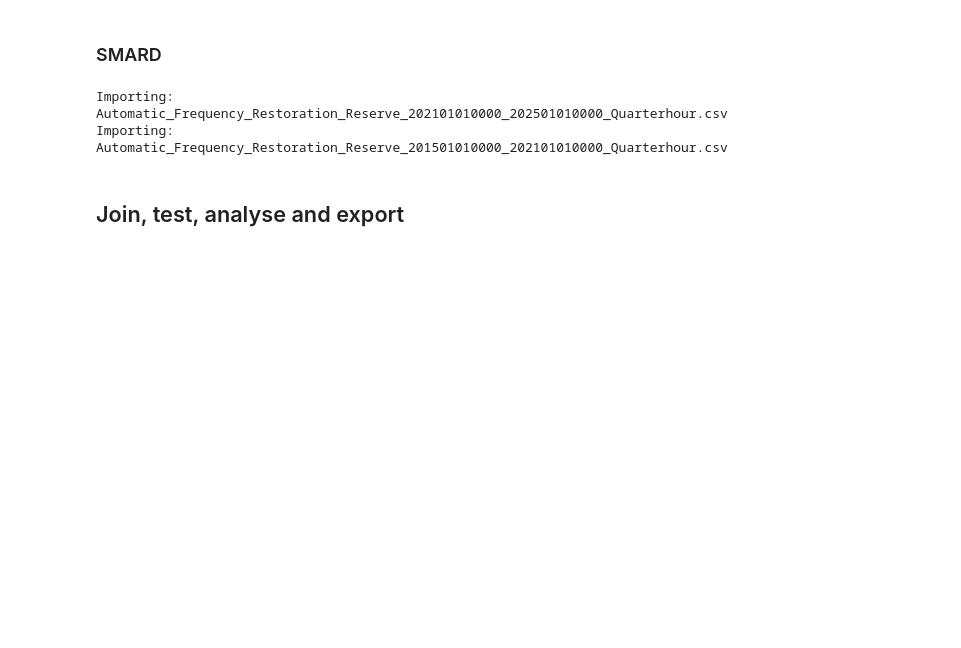
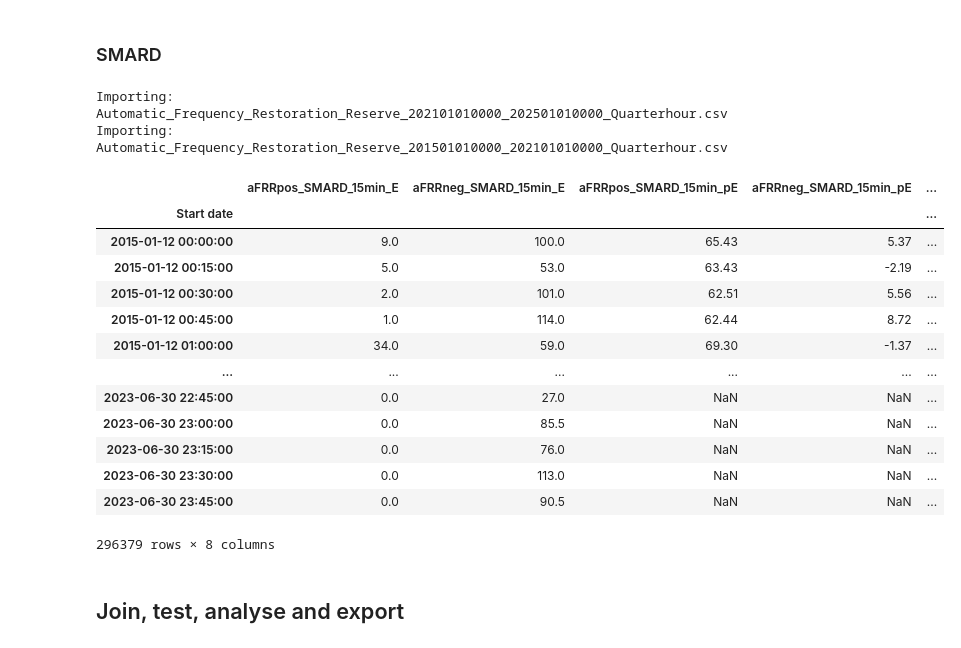
Before and after one commit to n-raspi/nseemann-msc-BESS, a Jupyter notebook: 30_src/build_dataset/build_dataset.ipynb, the cells around one changed output. Saved outputs shown, nothing was run; the diff lists cells and outputs as text; code cells hidden in the pictures; blank space fills up the shorter version.

```diff
--- a/30_src/build_dataset/build_dataset.ipynb
+++ b/30_src/build_dataset/build_dataset.ipynb
@@ -144,13 +175,18 @@ for i in dirlist:
         df_int.set_index('Start date', inplace=True)
         df_int.index = pd.to_datetime(df_int.index, format="%b %d, %Y %I:%M %p")
         df_int.drop(columns=['End date'], inplace=True)
-        df_int.rename(columns={'Volume procured [MW] Original resolutions': 'volume_procured_MW', 'Procurement price [€/MW] Original resolutions': 'procurement_price_EUR_MW'}, inplace=True)
+        df_int.rename(columns={'Volume procured [MW] Original resolutions': 'FCR_SMARD_15min_P', 'Procurement price [€/MW] Original resolutions': 'FCR_SMARD_15min_pP'}, inplace=True)
         df_int = df_int.replace(',', '', regex=True)
         df_int = df_int.replace('^[^0-9.]+$', np.nan, regex=True).astype(float)
         df_FCR = pd.concat([df_FCR,df_int]) # Concatenate to main dataframe
 df_FCR.sort_index(inplace=True) # Sort index
 
 df_FCR = df_FCR[~df_FCR.index.duplicated(keep='first')]
+
+# Contracted power not considered useful
+df_FCR.drop(columns=['FCR_SMARD_15min_P'], inplace=True)
+df_FCR_SMARD = df_FCR.copy()
+df_FCR
 # df_FCR.dropna(inplace=True) # Drop rows with nans
 #df_FCR.to_csv('fcr.csv')
 # plt.figure(figsize=(10, 5))
@@ -218,41 +310,55 @@ SMARD_dir = "../../20_data/SMARD"
 aFRR_subdir = "/aFRR/"
 
 df_aFRR = pd.DataFrame()
 dirlist = os.listdir(SMARD_dir + aFRR_subdir)
 for i in dirlist:
     if i.endswith(".csv"):
         print('Importing:', i)
         df_int = pd.read_csv(SMARD_dir + aFRR_subdir + i, sep=";",low_memory=False)
         df_int.set_index('Start date', inplace=True)
         df_int.index = pd.to_datetime(df_int.index, format="%b %d, %Y %I:%M %p")
         df_int.drop(columns=['End date'], inplace=True)
-        df_int.rename(columns={'Volume activated (+) [MWh] Original resolutions':'aFRR_en_pos',
-        'Volume activated (-) [MWh] Original resolutions':'aFRR_en_neg',
-        'Activation price (+) [€/MWh] Original resolutions':'aFRR_en_price_pos',
-        'Activation price (-) [€/MWh] Original resolutions':'aFRR_en_price_neg',
-        'Volume procured (+) [MW] Original resolutions':'aFRR_cap_pos',
-        'Volume procured (-) [MW] Original resolutions':'aFRR_cap_neg',
-        'Procurement price (+) [€/MW] Original resolutions':'aFRR_cap_price_pos',
-        'Procurement price (-) [€/MW] Original resolutions':'aFRR_cap_price_neg'}, inplace=True)
+        df_int.rename(columns={'Volume activated (+) [MWh] Original resolutions':'aFRRpos_SMARD_15min_E',
+        'Volume activated (-) [MWh] Original resolutions':'aFRRneg_SMARD_15min_E',
+        'Activation price (+) [€/MWh] Original resolutions':'aFRRpos_SMARD_15min_pE',
+        'Activation price (-) [€/MWh] Original resolutions':'aFRRneg_SMARD_15min_pE',
+        'Volume procured (+) [MW] Original resolutions':'aFRRpos_SMARD_15min_P',
+        'Volume procured (-) [MW] Original resolutions':'aFRRneg_SMARD_15min_P',
+        'Procurement price (+) [€/MW] Original resolutions':'aFRRpos_SMARD_15min_pP',
+        'Procurement price (-) [€/MW] Original resolutions':'aFRRneg_SMARD_15min_pP'}, inplace=True)
         df_int = df_int.replace(',', '', regex=True)
         df_int = df_int.replace('^[^0-9.]+$', np.nan, regex=True).astype(float)
         df_aFRR = pd.concat([df_aFRR,df_int]) # Concatenate to main dataframe
 df_aFRR.sort_index(inplace=True) # Sort index
 df_aFRR = df_aFRR[~df_aFRR.index.duplicated(keep='first')]
 #df_aFRR.dropna(inplace=True) # Drop rows with nans
 # #df_FCR.to_csv('fcr.csv')
 # plt.figure(figsize=(10, 5))
 # plt.plot(df_aFRR.index, df_aFRR['aFRR_en_pos'])
 # plt.xlim(pd.Timestamp('2019-05-01'), pd.Timestamp('2023-01-01'))
 # plt.ylim(0, 1000)
 # plt.xlabel('Date')
 # plt.ylabel('pos en act')
 # plt.title('aFRR pos en act')
 # plt.grid(True)
 # plt.show()
 # %% [output]
 Importing: Automatic_Frequency_Restoration_Reserve_202101010000_202501010000_Quarterhour.csv
 Importing: Automatic_Frequency_Restoration_Reserve_201501010000_202101010000_Quarterhour.csv
+|  | aFRRpos_SMARD_15min_E | aFRRneg_SMARD_15min_E | aFRRpos_SMARD_15min_pE | aFRRneg_SMARD_15min_pE | ... |
+| Start date |  |  |  |  | ... |
+| 2015-01-12 00:00:00 | 9.0 | 100.0 | 65.43 | 5.37 | ... |
+| 2015-01-12 00:15:00 | 5.0 | 53.0 | 63.43 | -2.19 | ... |
+| 2015-01-12 00:30:00 | 2.0 | 101.0 | 62.51 | 5.56 | ... |
+| 2015-01-12 00:45:00 | 1.0 | 114.0 | 62.44 | 8.72 | ... |
+| 2015-01-12 01:00:00 | 34.0 | 59.0 | 69.30 | -1.37 | ... |
+| ... | ... | ... | ... | ... | ... |
+| 2023-06-30 22:45:00 | 0.0 | 27.0 | NaN | NaN | ... |
+| 2023-06-30 23:00:00 | 0.0 | 85.5 | NaN | NaN | ... |
+| 2023-06-30 23:15:00 | 0.0 | 76.0 | NaN | NaN | ... |
+| 2023-06-30 23:30:00 | 0.0 | 113.0 | NaN | NaN | ... |
+| 2023-06-30 23:45:00 | 0.0 | 90.5 | NaN | NaN | ... |
+296379 rows × 8 columns
 # %% [markdown]
 ## Join, test, analyse and export
 # %%
```
Also changed, not shown: parts of 9 cells of this notebook, 1 other file.
